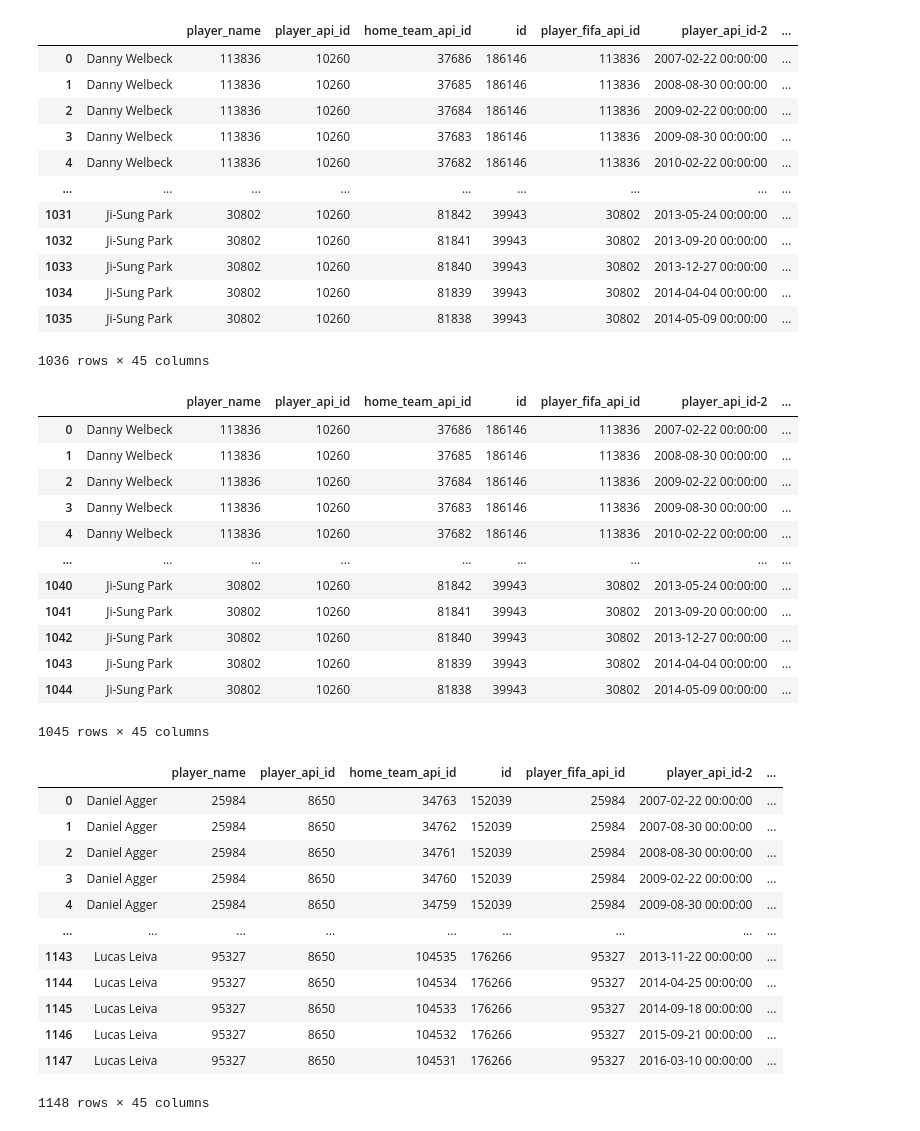
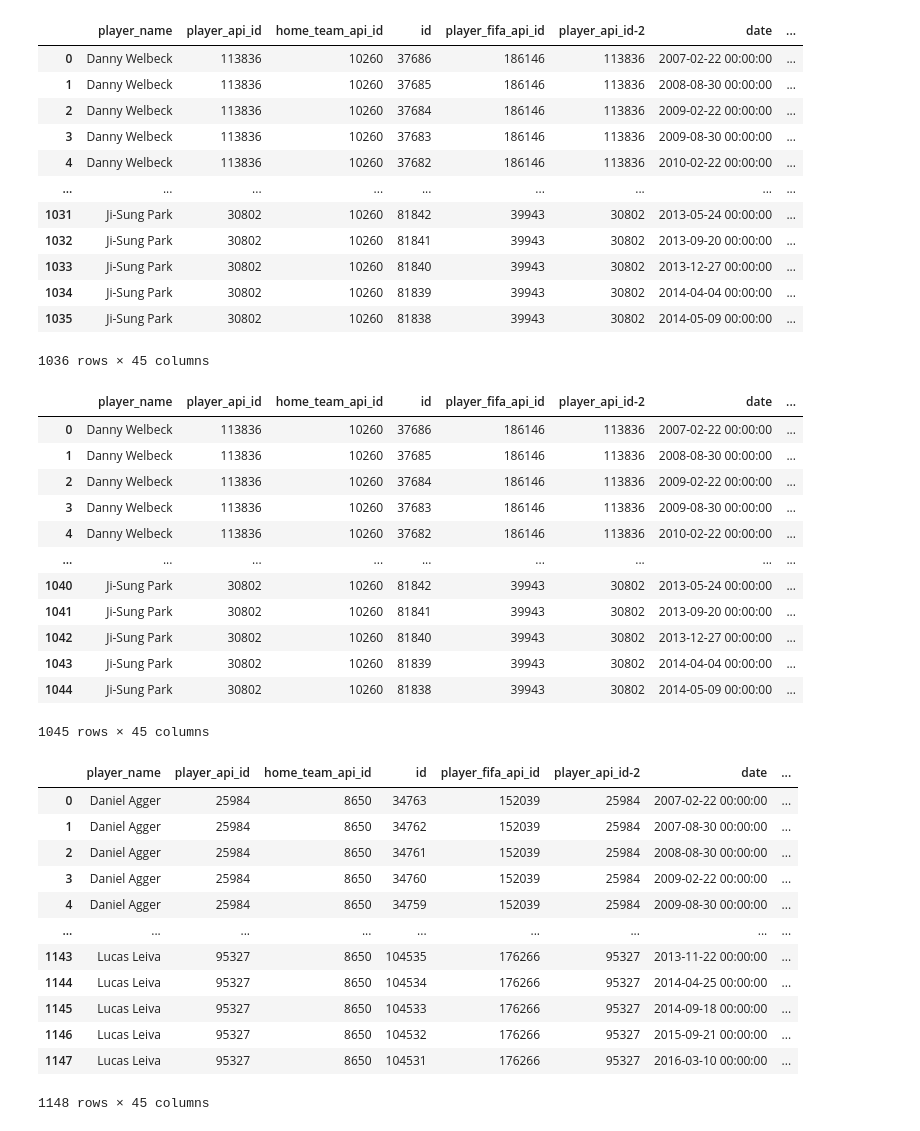
Before and after one commit to lstredler/Final-Frontier, a Jupyter notebook: sql/mun-v-liv-roster-joined-attributes.ipynb, the cells around one changed output. Cells and saved outputs as stored; diff of their text form; code cells hidden in the pictures.

Commit message:
Fixed a column quote bug connected to date in mun-v-liv-roster-joined-attributes.ipynb.

```diff
--- a/sql/mun-v-liv-roster-joined-attributes.ipynb
+++ b/sql/mun-v-liv-roster-joined-attributes.ipynb
@@ -62,34 +66,38 @@ liv_home_df
 # %%
 # Select away player roster for when MUN played at Liverpool
 
 drop_Query = "drop table if exists manvliv;"
 cursor.execute(drop_Query)
 
 sel_man_away_Query = "select distinct p.player_name, p.player_api_id, m.away_team_api_id \
               into temporary table manvliv from player p, \
               match m where ((p.player_api_id = m.away_player_1) \
                               or (p.player_api_id = m.away_player_2) \
                               or (p.player_api_id = m.away_player_3) \
                               or (p.player_api_id = m.away_player_4) \
                               or (p.player_api_id = m.away_player_5) \
                               or (p.player_api_id = m.away_player_6) \
                               or (p.player_api_id = m.away_player_7) \
                               or (p.player_api_id = m.away_player_8) \
                               or (p.player_api_id = m.away_player_9) \
                               or (p.player_api_id = m.away_player_10) \
                               or (p.player_api_id = m.away_player_11)) \
             and ((m.away_team_api_id = 10260) and (home_team_api_id = 8650));"
 cursor.execute(sel_man_away_Query)
 
 join_man_away_Query = "select * from manvliv left join player_attributes \
                   on manvliv.player_api_id = player_attributes.player_api_id;"
 cursor.execute(join_man_away_Query)
 
 man_away = cursor.fetchall()
-man_away_df = pd.DataFrame(man_away,columns=['','player_name','player_api_id','home_team_api_id','id','player_fifa_api_id','player_api_id-2','date,overall_rating','potential','preferred_foot','attacking_work_rate','defensive_work_rate','crossing','finishing','heading_accuracy','short_passing','volleys','dribbling','curve','free_kick_accuracy','long_passing','ball_control','acceleration','sprint_speed','agility','reactions','balance','shot_power','jumping','stamina','strength','long_shots','aggression','interceptions','positioning','vision','penalties','marking','standing_tackle','sliding_tackle','gk_diving','gk_handling','gk_kicking','gk_positioning','gk_reflexes'])
+man_away_df = pd.DataFrame(man_away,columns=['player_name','player_api_id','home_team_api_id','id','player_fifa_api_id','player_api_id-2','date',\
+                'overall_rating','potential','preferred_foot','attacking_work_rate','defensive_work_rate','crossing','finishing','heading_accuracy',\
+                'short_passing','volleys','dribbling','curve','free_kick_accuracy','long_passing','ball_control','acceleration','sprint_speed',\
+                'agility','reactions','balance','shot_power','jumping','stamina','strength','long_shots','aggression','interceptions','positioning',\
+                'vision','penalties','marking','standing_tackle','sliding_tackle','gk_diving','gk_handling','gk_kicking','gk_positioning','gk_reflexes'])
 man_away_df
 # %% [output]
-|  |  | player_name | player_api_id | home_team_api_id | id | player_fifa_api_id | player_api_id-2 | ... |
+|  | player_name | player_api_id | home_team_api_id | id | player_fifa_api_id | player_api_id-2 | date | ... |
 | 0 | Danny Welbeck | 113836 | 10260 | 37686 | 186146 | 113836 | 2007-02-22 00:00:00 | ... |
 | 1 | Danny Welbeck | 113836 | 10260 | 37685 | 186146 | 113836 | 2008-08-30 00:00:00 | ... |
 | 2 | Danny Welbeck | 113836 | 10260 | 37684 | 186146 | 113836 | 2009-02-22 00:00:00 | ... |
@@ -129,10 +137,14 @@ join_man_home_Query = "select * from manvliv left join player_attributes \
 cursor.execute(join_man_home_Query)
 
 man_home = cursor.fetchall()
-man_home_df = pd.DataFrame(man_home,columns=['','player_name','player_api_id','home_team_api_id','id','player_fifa_api_id','player_api_id-2','date,overall_rating','potential','preferred_foot','attacking_work_rate','defensive_work_rate','crossing','finishing','heading_accuracy','short_passing','volleys','dribbling','curve','free_kick_accuracy','long_passing','ball_control','acceleration','sprint_speed','agility','reactions','balance','shot_power','jumping','stamina','strength','long_shots','aggression','interceptions','positioning','vision','penalties','marking','standing_tackle','sliding_tackle','gk_diving','gk_handling','gk_kicking','gk_positioning','gk_reflexes'])
+man_home_df = pd.DataFrame(man_home,columns=['player_name','player_api_id','home_team_api_id','id','player_fifa_api_id','player_api_id-2','date',\
+                    'overall_rating','potential','preferred_foot','attacking_work_rate','defensive_work_rate','crossing','finishing','heading_accuracy',\
+                    'short_passing','volleys','dribbling','curve','free_kick_accuracy','long_passing','ball_control','acceleration','sprint_speed','agility',\
+                    'reactions','balance','shot_power','jumping','stamina','strength','long_shots','aggression','interceptions','positioning','vision','penalties',\
+                    'marking','standing_tackle','sliding_tackle','gk_diving','gk_handling','gk_kicking','gk_positioning','gk_reflexes'])
 man_home_df
 # %% [output]
-|  |  | player_name | player_api_id | home_team_api_id | id | player_fifa_api_id | player_api_id-2 | ... |
+|  | player_name | player_api_id | home_team_api_id | id | player_fifa_api_id | player_api_id-2 | date | ... |
 | 0 | Danny Welbeck | 113836 | 10260 | 37686 | 186146 | 113836 | 2007-02-22 00:00:00 | ... |
 | 1 | Danny Welbeck | 113836 | 10260 | 37685 | 186146 | 113836 | 2008-08-30 00:00:00 | ... |
 | 2 | Danny Welbeck | 113836 | 10260 | 37684 | 186146 | 113836 | 2009-02-22 00:00:00 | ... |
@@ -172,10 +184,14 @@ join_liv_away_Query = "select * from livvman left join player_attributes \
 cursor.execute(join_liv_away_Query)
 
 liv_away = cursor.fetchall()
-liv_away_df = pd.DataFrame(liv_away,columns=['','player_name','player_api_id','home_team_api_id','id','player_fifa_api_id','player_api_id-2','date,overall_rating','potential','preferred_foot','attacking_work_rate','defensive_work_rate','crossing','finishing','heading_accuracy','short_passing','volleys','dribbling','curve','free_kick_accuracy','long_passing','ball_control','acceleration','sprint_speed','agility','reactions','balance','shot_power','jumping','stamina','strength','long_shots','aggression','interceptions','positioning','vision','penalties','marking','standing_tackle','sliding_tackle','gk_diving','gk_handling','gk_kicking','gk_positioning','gk_reflexes'])
+liv_away_df = pd.DataFrame(liv_away,columns=['player_name','player_api_id','home_team_api_id','id','player_fifa_api_id','player_api_id-2','date','overall_rating',\
+                'potential','preferred_foot','attacking_work_rate','defensive_work_rate','crossing','finishing','heading_accuracy','short_passing','volleys',\
+                'dribbling','curve','free_kick_accuracy','long_passing','ball_control','acceleration','sprint_speed','agility','reactions','balance','shot_power',\
+                'jumping','stamina','strength','long_shots','aggression','interceptions','positioning','vision','penalties','marking','standing_tackle','sliding_tackle',\
+                'gk_diving','gk_handling','gk_kicking','gk_positioning','gk_reflexes'])
 liv_away_df
 # %% [output]
-|  |  | player_name | player_api_id | home_team_api_id | id | player_fifa_api_id | player_api_id-2 | ... |
+|  | player_name | player_api_id | home_team_api_id | id | player_fifa_api_id | player_api_id-2 | date | ... |
 | 0 | Daniel Agger | 25984 | 8650 | 34763 | 152039 | 25984 | 2007-02-22 00:00:00 | ... |
 | 1 | Daniel Agger | 25984 | 8650 | 34762 | 152039 | 25984 | 2007-08-30 00:00:00 | ... |
 | 2 | Daniel Agger | 25984 | 8650 | 34761 | 152039 | 25984 | 2008-08-30 00:00:00 | ... |
```
Also changed, not shown: parts of 3 cells of this notebook, 3 other files.
